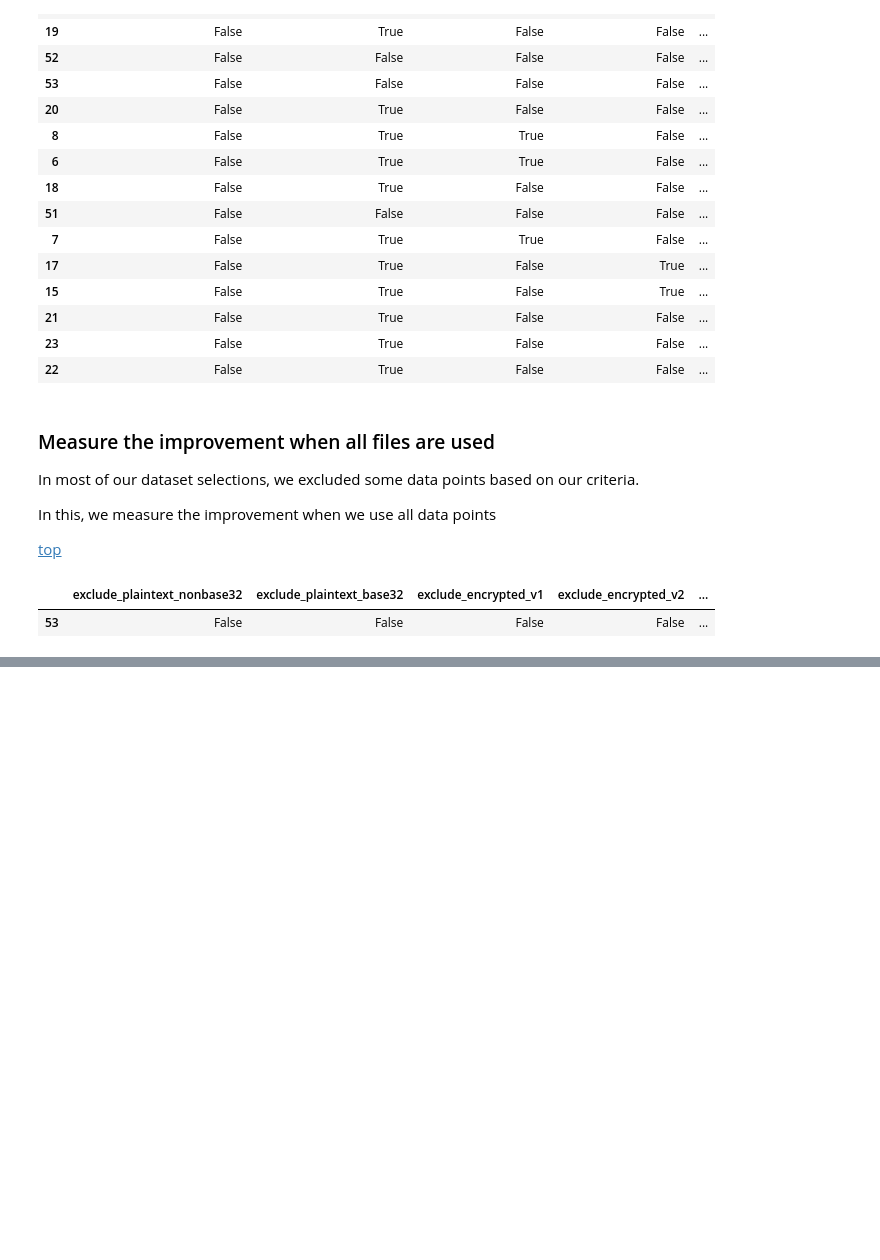
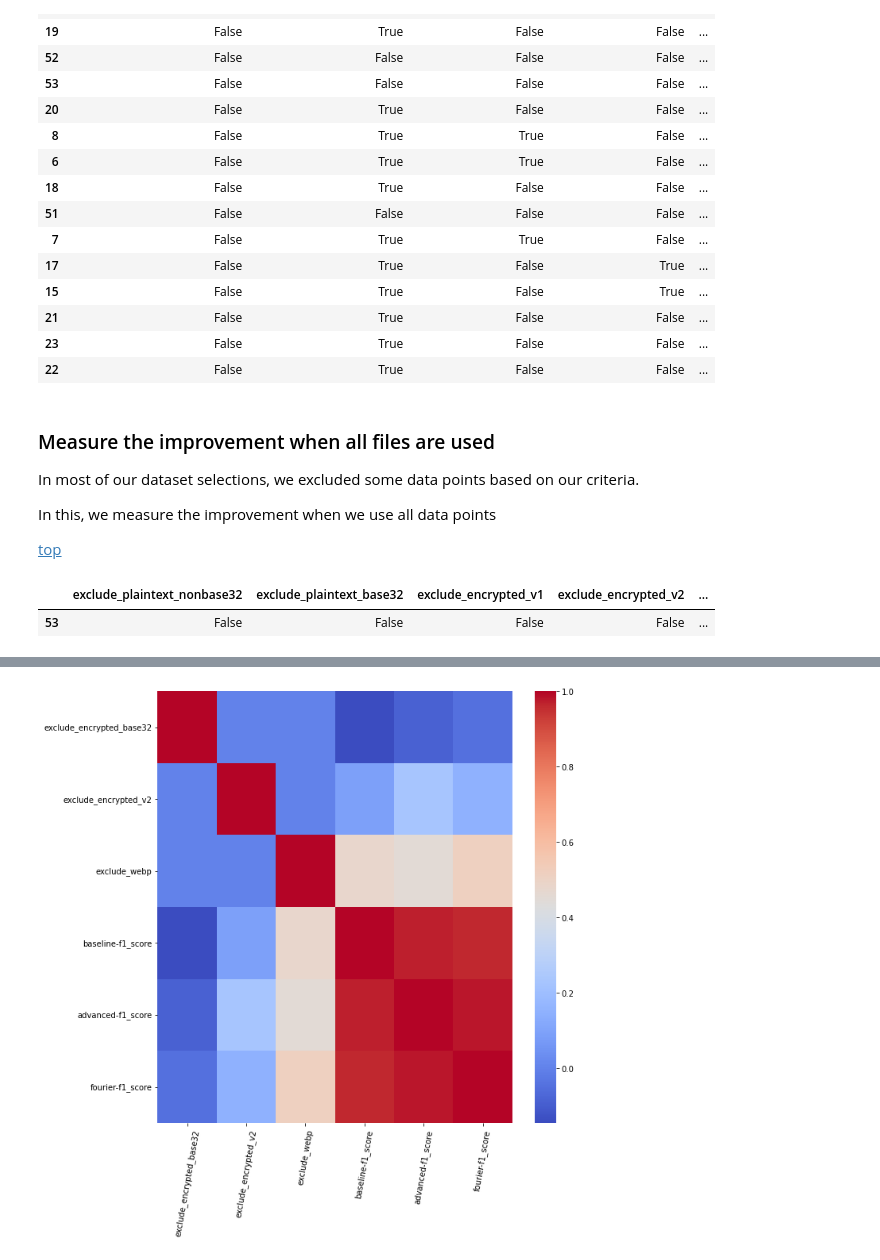
Before and after one commit to bhattacharjee/RansomFoRRT, a Jupyter notebook: iteration_2.1/iteration_2.1_RF_compare_base32_alternate_encryption_scheme.ipynb, the cells around one changed output, grey strips where cells are left out. Cells and saved outputs as stored; diff of their text form; code cells hidden in the pictures; blank space fills up the shorter version.

```diff
--- a/iteration_2.1/iteration_2.1_compare_base32_alternate_encryption_scheme.ipynb
+++ b/iteration_2.1/iteration_2.1_RF_compare_base32_alternate_encryption_scheme.ipynb
@@ -481,0 +500,6 @@ df2
+# %%
+df1 = df[["exclude_encrypted_base32", "exclude_encrypted_v2", "exclude_webp", "baseline-f1_score", "advanced-f1_score", "fourier-f1_score"]]
+sns.heatmap(df1.astype(float).corr(), cmap='coolwarm')
+_ = plt.xticks(rotation=80)
+# %% [output]
+[figure, added]
```
Also changed, not shown: parts of 2 cells of this notebook.
